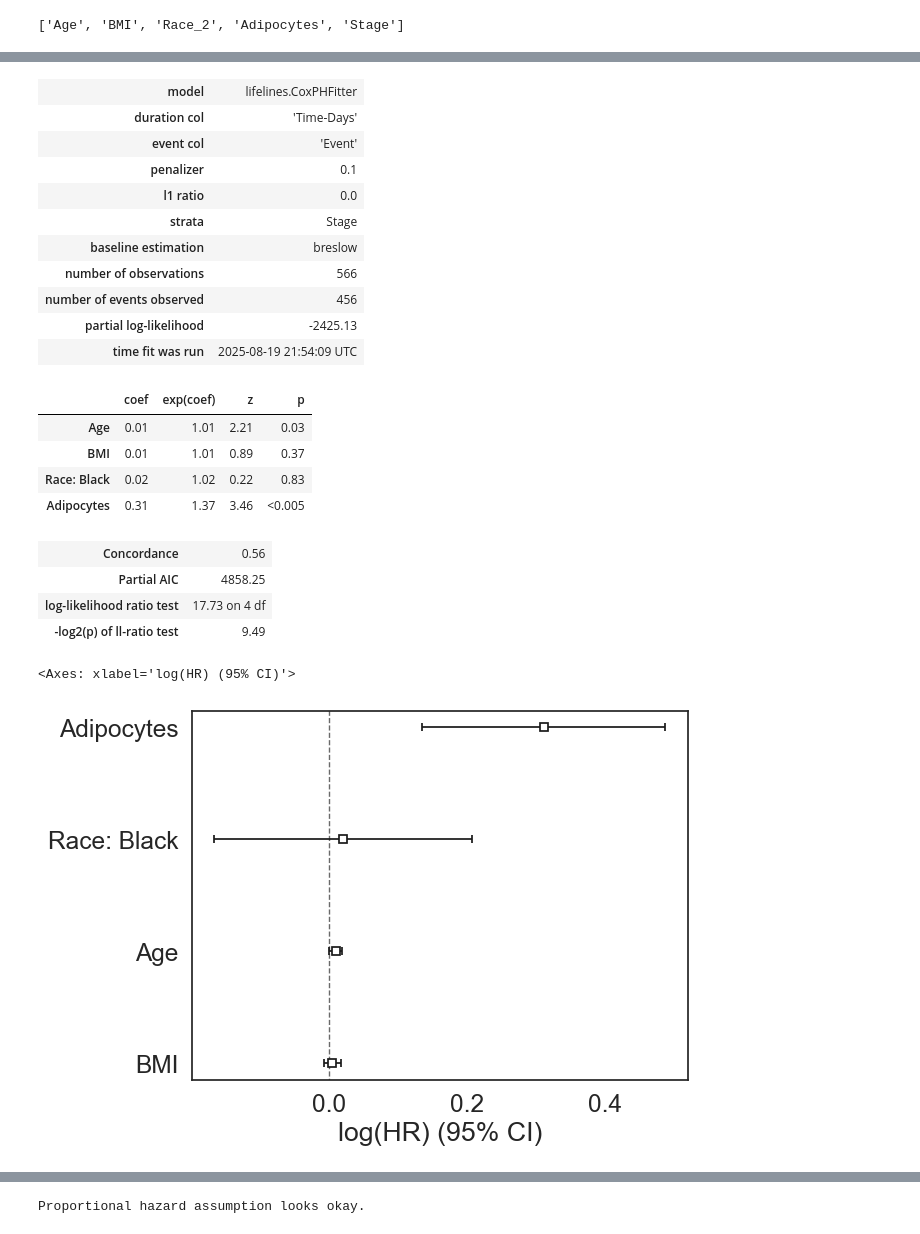
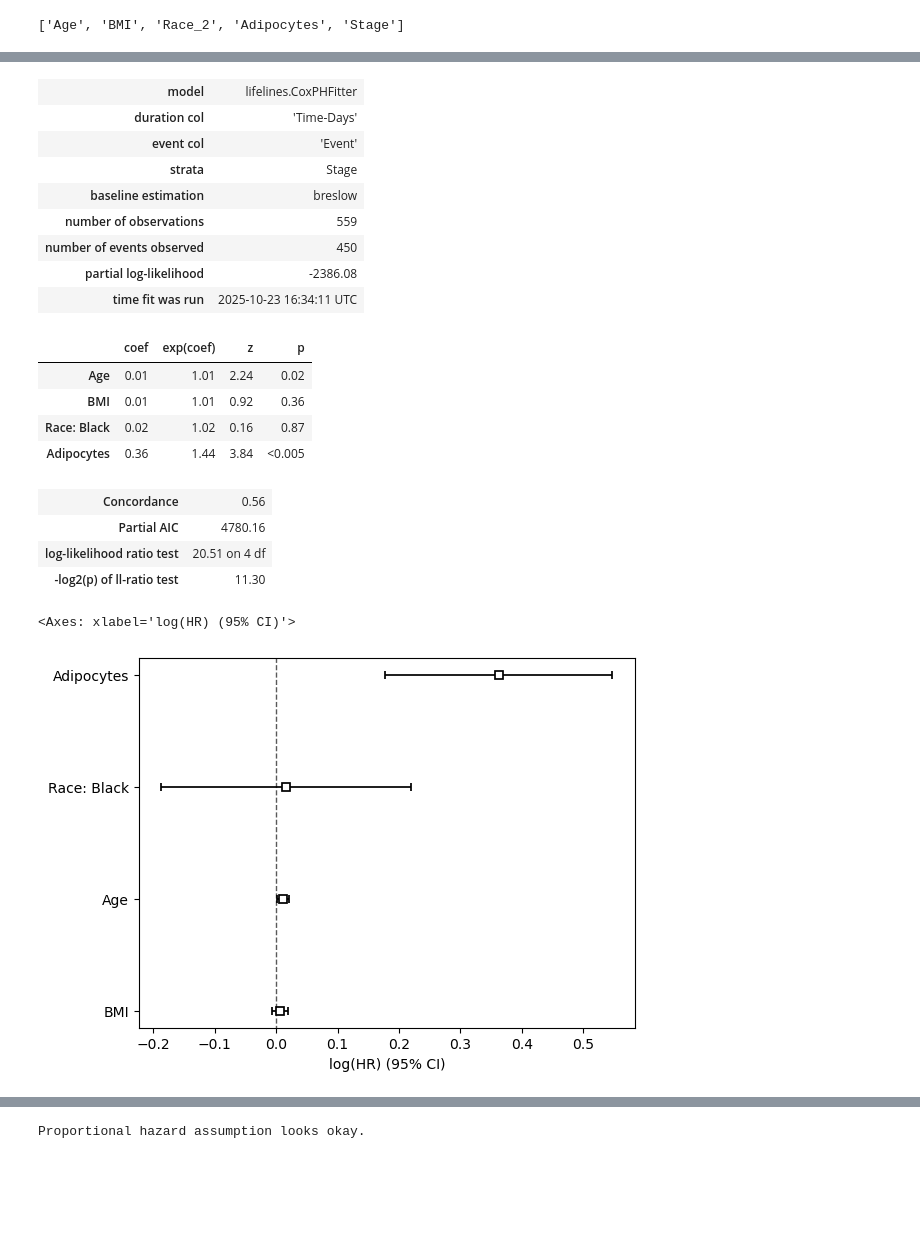
Before and after one commit to ivichadriana/HGSOC_Adipocytes, a Jupyter notebook: notebooks/analysis_proportions_vs_survival.ipynb, the cells around one changed output, grey strips where cells are left out. Cells and saved outputs as stored; diff of their text form; code cells hidden in the pictures; blank space fills up the shorter version.

```diff
--- a/notebooks/analysis_proportions_vs_survival.ipynb
+++ b/notebooks/analysis_proportions_vs_survival.ipynb
@@ -354,35 +368,0 @@ Using: 566 rows, 566 patients
-# %%
-if kaplan_meier := False:
-    # Kaplan-Meier survival analysis is not performed
-    pass
-else:
-    # Define treatment columns
-    treat_cols = ["AdjTx", "Residual"]
-
-    # Create a new column indicating if all treatment info is missing
-    analysis["all_treat_missing"] = analysis[treat_cols].isna().all(axis=1)
-
-    # Define time and event columns (adjust names as needed)
-    duration_col = "Time-Days"
-    event_col = "Event"
-
-    # Split the data into two groups
-    has_info = analysis[~analysis["all_treat_missing"]]
-    missing_info = analysis[analysis["all_treat_missing"]]
-
-    hp.plot_km(
-        has_info=has_info[has_info.Stage.isin([3, 4])],
-        missing_info=missing_info[missing_info.Stage.isin([3, 4])],
-        title="Survival by Treatment Info Availability:\nAdvanced Stage Only",
-        duration_col=duration_col,
-        event_col=event_col,
-    )
-
-    hp.plot_km(
-        has_info=has_info[has_info.Stage.isin([1, 2])],
-        missing_info=missing_info[missing_info.Stage.isin([1, 2])],
-        title="Survival by Treatment Info Availability:\nEarly Stage Only",
-        duration_col=duration_col,
-        event_col=event_col,
-    )
-    analysis.drop(columns=["all_treat_missing"], inplace=True)
@@ -510,13 +487,9 @@ covars
 # %%
 cox_df = analysis_enc[["Time-Days", "Event"] + covars].copy()
 
-# and let's make names more interpretable:
-if "AdjTx_2.0" in cox_df.columns:
-    cox_df.rename(columns={"AdjTx_2.0": "No Adj Tx."}, inplace=True)
 if "Race_2" in cox_df.columns:
     cox_df.rename(columns={"Race_2": "Race: Black"}, inplace=True)
-if "Residual_4.0" in cox_df.columns:
-    cox_df.rename(columns={"Residual_4.0": "Residual: Unknown size"}, inplace=True)
+if "Residual_3.0" in cox_df.columns:
     cox_df.rename(columns={"Residual_3.0": "Residual: ≥ 1cm"}, inplace=True)
     cox_df.rename(columns={"Residual_2.0": "Residual: < 1cm"}, inplace=True)
 # %%
@@ -589,7 +517,6 @@ cox_df
 # %%
 # ------------------------------ fit penalised CoxPH ------------------------------
-# cph = CoxPHFitter()
-cph = CoxPHFitter(penalizer=best["penalizer"], l1_ratio=best["l1_ratio"])
+cph = CoxPHFitter()
 
 cph.fit(
     cox_df,
@@ -610,23 +537,21 @@ Iteration 4: norm_delta = 2.99e-08, step_size = 1.0000, log_lik = -2425.12628, n
 Convergence success after 4 iterations.
 | model | lifelines.CoxPHFitter |
 | duration col | 'Time-Days' |
 | event col | 'Event' |
-| penalizer | 0.1 |
-| l1 ratio | 0.0 |
 | strata | Stage |
 | baseline estimation | breslow |
-| number of observations | 566 |
-| number of events observed | 456 |
-| partial log-likelihood | -2425.13 |
-| time fit was run | 2025-08-19 21:54:09 UTC |
+| number of observations | 559 |
+| number of events observed | 450 |
+| partial log-likelihood | -2386.08 |
+| time fit was run | 2025-10-23 16:34:11 UTC |
 |  | coef | exp(coef) | z | p |
-| Age | 0.01 | 1.01 | 2.21 | 0.03 |
-| BMI | 0.01 | 1.01 | 0.89 | 0.37 |
-| Race: Black | 0.02 | 1.02 | 0.22 | 0.83 |
-| Adipocytes | 0.31 | 1.37 | 3.46 | <0.005 |
+| Age | 0.01 | 1.01 | 2.24 | 0.02 |
+| BMI | 0.01 | 1.01 | 0.92 | 0.36 |
+| Race: Black | 0.02 | 1.02 | 0.16 | 0.87 |
+| Adipocytes | 0.36 | 1.44 | 3.84 | <0.005 |
 | Concordance | 0.56 |
-| Partial AIC | 4858.25 |
-| log-likelihood ratio test | 17.73 on 4 df |
-| -log2(p) of ll-ratio test | 9.49 |
+| Partial AIC | 4780.16 |
+| log-likelihood ratio test | 20.51 on 4 df |
+| -log2(p) of ll-ratio test | 11.30 |
 <Axes: xlabel='log(HR) (95% CI)'>
-[figure, old version]
+[figure, new version]
```
Also changed, not shown: parts of 29 cells of this notebook, 4 other files.
